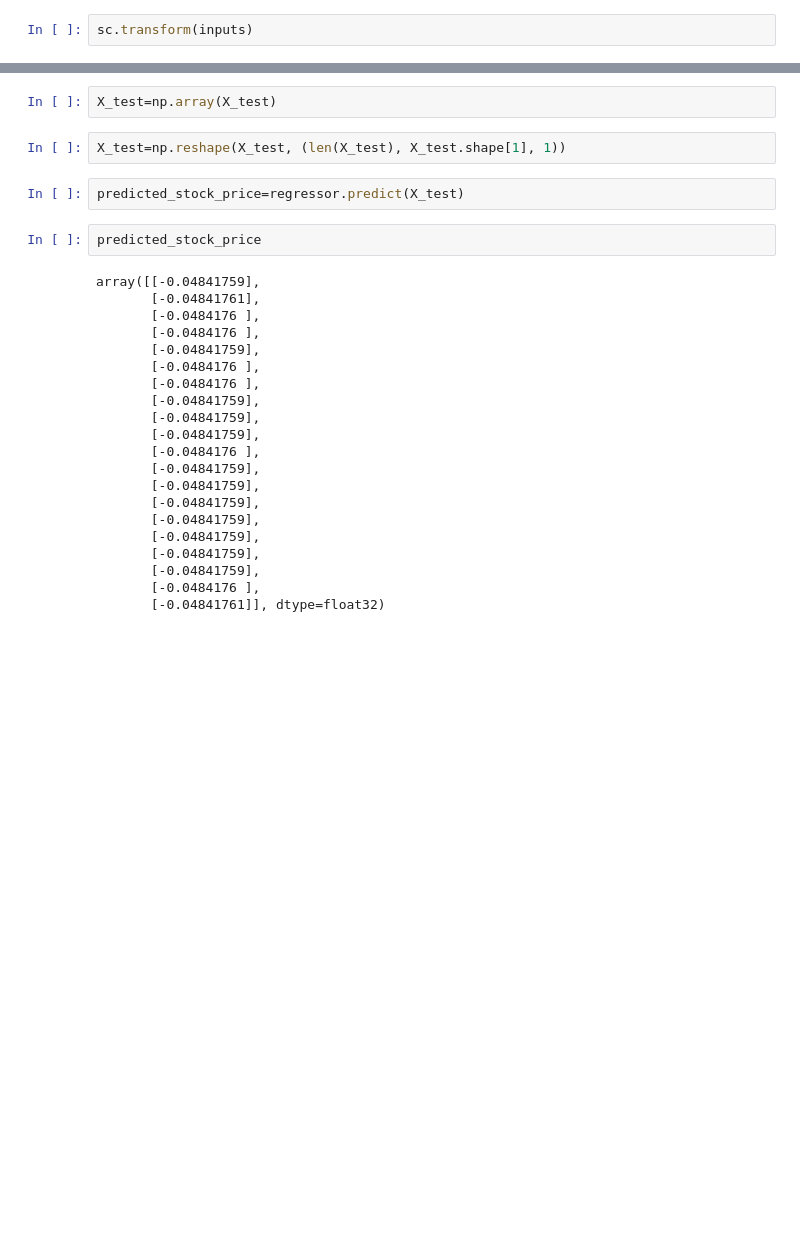
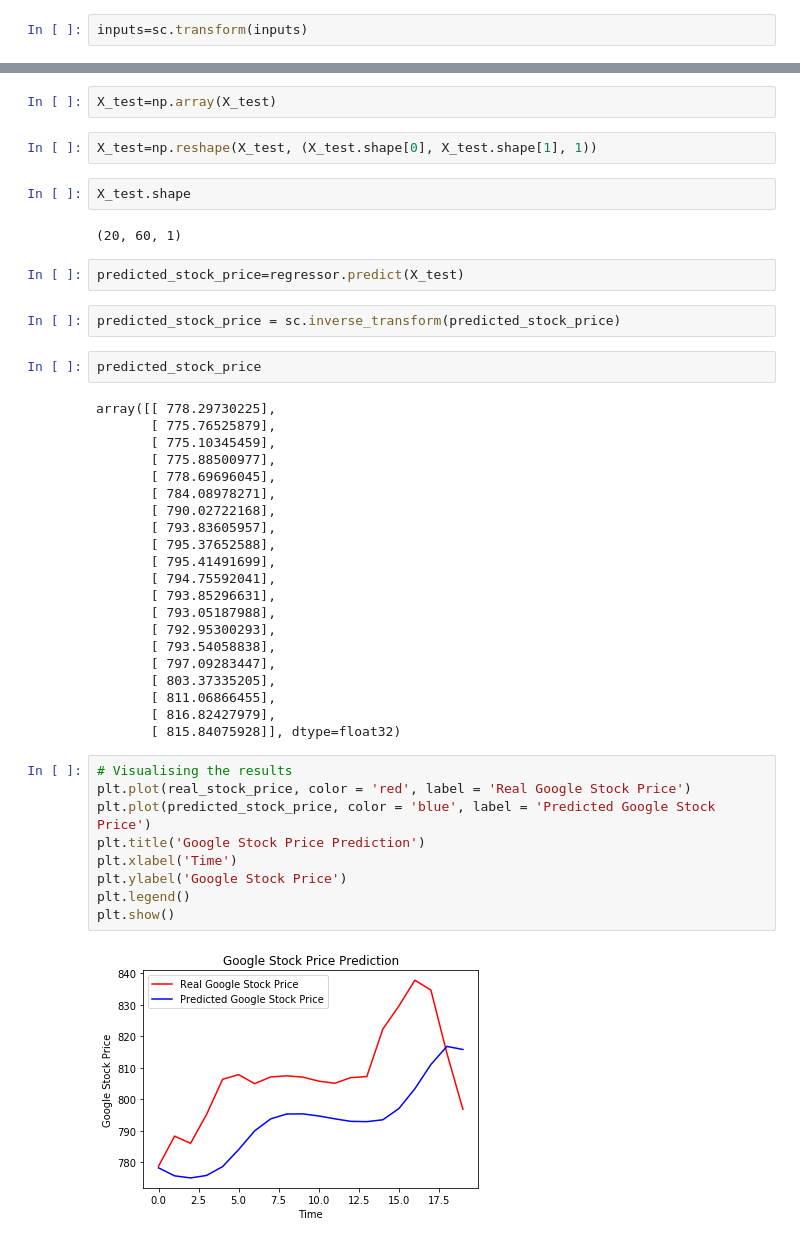
Before and after one commit to beginmachinelearning/deep_learning, a Jupyter notebook: udemy/deep_learning_a_z/Volume 1 - Supervised Deep Learning/Part 3 - Recurrent Neural Networks (RNN)/Section 12 - Building a RNN/rnn_mine.ipynb, the cells around one changed output, grey strips where cells are left out. Drawn from its saved outputs; the diff is of its cells as text; blank space fills up the shorter version.

```diff
--- a/udemy/deep_learning_a_z/Volume 1 - Supervised Deep Learning/Part 3 - Recurrent Neural Networks (RNN)/Section 12 - Building a RNN/rnn_mine.ipynb
+++ b/udemy/deep_learning_a_z/Volume 1 - Supervised Deep Learning/Part 3 - Recurrent Neural Networks (RNN)/Section 12 - Building a RNN/rnn_mine.ipynb
@@ -129,4 +148,4 @@ len(inputs)
 # %% [output]
 80
 # %%
-sc.transform(inputs)
+inputs=sc.transform(inputs)
@@ -155,29 +176,46 @@ for i in range(60, 80):
 # %%
 X_test=np.array(X_test)
 # %%
-X_test=np.reshape(X_test, (len(X_test), X_test.shape[1], 1))
+X_test=np.reshape(X_test, (X_test.shape[0], X_test.shape[1], 1))
+# %%
+X_test.shape
+# %% [output]
+(20, 60, 1)
 # %%
 predicted_stock_price=regressor.predict(X_test)
+# %%
+predicted_stock_price = sc.inverse_transform(predicted_stock_price)
 # %%
 predicted_stock_price
 # %% [output]
-array([[-0.04841759],
-       [-0.04841761],
-       [-0.0484176 ],
-       [-0.0484176 ],
-       [-0.04841759],
-       [-0.0484176 ],
-       [-0.0484176 ],
-       [-0.04841759],
-       [-0.04841759],
-       [-0.04841759],
-       [-0.0484176 ],
-       [-0.04841759],
-       [-0.04841759],
-       [-0.04841759],
-       [-0.04841759],
-       [-0.04841759],
-       [-0.04841759],
-       [-0.04841759],
-       [-0.0484176 ],
-       [-0.04841761]], dtype=float32)
+array([[ 778.29730225],
+       [ 775.76525879],
+       [ 775.10345459],
+       [ 775.88500977],
+       [ 778.69696045],
+       [ 784.08978271],
+       [ 790.02722168],
+       [ 793.83605957],
+       [ 795.37652588],
+       [ 795.41491699],
+       [ 794.75592041],
+       [ 793.85296631],
+       [ 793.05187988],
+       [ 792.95300293],
+       [ 793.54058838],
+       [ 797.09283447],
+       [ 803.37335205],
+       [ 811.06866455],
+       [ 816.82427979],
+       [ 815.84075928]], dtype=float32)
+# %%
+# Visualising the results
+plt.plot(real_stock_price, color = 'red', label = 'Real Google Stock Price')
+plt.plot(predicted_stock_price, color = 'blue', label = 'Predicted Google Stock Price')
+plt.title('Google Stock Price Prediction')
+plt.xlabel('Time')
+plt.ylabel('Google Stock Price')
+plt.legend()
+plt.show()
+# %% [output]
+[figure, added]
```
Also changed, not shown: parts of 6 cells of this notebook.
